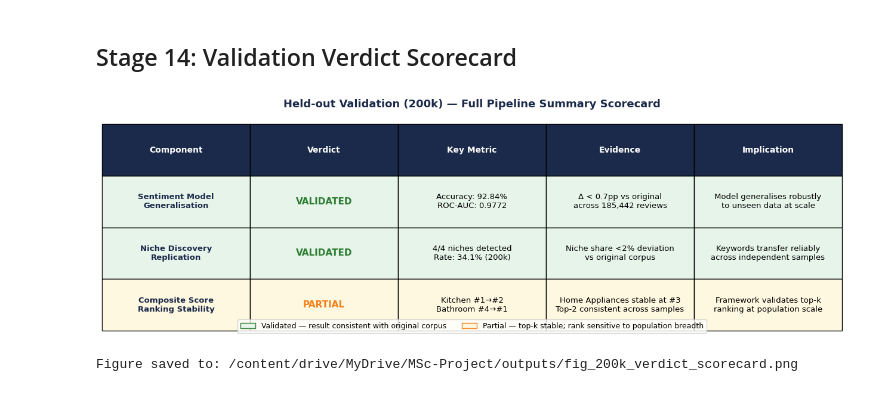
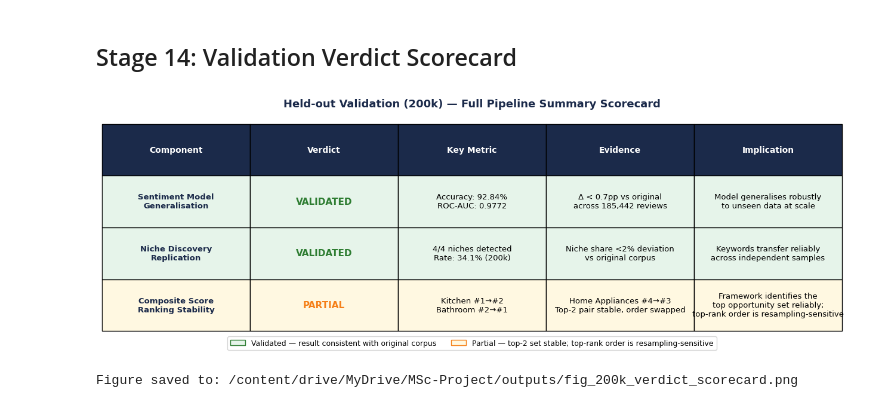
Before and after one commit to aqeel-gardezi/MSc-Project, a Jupyter notebook: notebooks/06_held_out_validation_200k_samples.ipynb, the cells around one changed output. Saved outputs shown, nothing was run; the diff lists cells and outputs as text; code cells hidden in the pictures.

```diff
--- a/notebooks/06_held_out_validation_200k_samples.ipynb
+++ b/notebooks/06_held_out_validation_200k_samples.ipynb
@@ -1664,9 +1664,9 @@ table_data = [
      'Keywords transfer reliably\nacross independent samples'],
     ['Composite Score\nRanking Stability',
      'PARTIAL',
-     'Kitchen #1→#2\nBathroom #4→#1',
-     'Home Appliances stable at #3\nTop-2 consistent across samples',
-     'Framework validates top-k\nranking at population scale'],
+     'Kitchen #1→#2\nBathroom #2→#1',
+     'Home Appliances #4→#3\nTop-2 pair stable, order swapped',
+     'Framework identifies the\ntop opportunity set reliably;\ntop-rank order is resampling-sensitive'],
 ]
 
 # ── Row colours ───────────────────────────────────────────────────────
@@ -1718,35 +1718,35 @@ for row_idx, verdict in enumerate(
 for row_idx in range(1, 4):
     tbl[row_idx, 0].set_text_props(
         fontweight='bold', color='#1B2A4A'
     )
 
 # ── Legend ────────────────────────────────────────────────────────────
 validated_patch = mpatches.Patch(
     facecolor='#e6f4ea', edgecolor='#2e7d32',
     label='Validated — result consistent with original corpus'
 )
 partial_patch = mpatches.Patch(
     facecolor='#fff8e1', edgecolor='#f57f17',
-    label='Partial — top-k stable; rank sensitive to population breadth'
+    label='Partial — top-2 set stable; top-rank order is resampling-sensitive'
 )
 ax.legend(handles=[validated_patch, partial_patch],
           loc='lower center',
-          bbox_to_anchor=(0.5, -0.08),
+          bbox_to_anchor=(0.5, -0.16),
           fontsize=9, framealpha=0.8,
           ncol=2)
 
 # Title
 ax.set_title(
     'Held-out Validation (200k) — Full Pipeline Summary Scorecard',
     fontsize=13, fontweight='bold',
     color='#1B2A4A', pad=8
 )
 
 fig_path = f'{output_dir}/fig_200k_verdict_scorecard.png'
 plt.savefig(fig_path, dpi=300, bbox_inches='tight',
-            facecolor='white')
+            facecolor='white', pad_inches=0.3)
 plt.show()
 print("Figure saved to:", fig_path)
 # %% [output]
-[figure, old version]
+[figure, new version]
 Figure saved to: /content/drive/MyDrive/MSc-Project/outputs/fig_200k_verdict_scorecard.png
```
Also changed, not shown: parts of 5 cells of this notebook.
